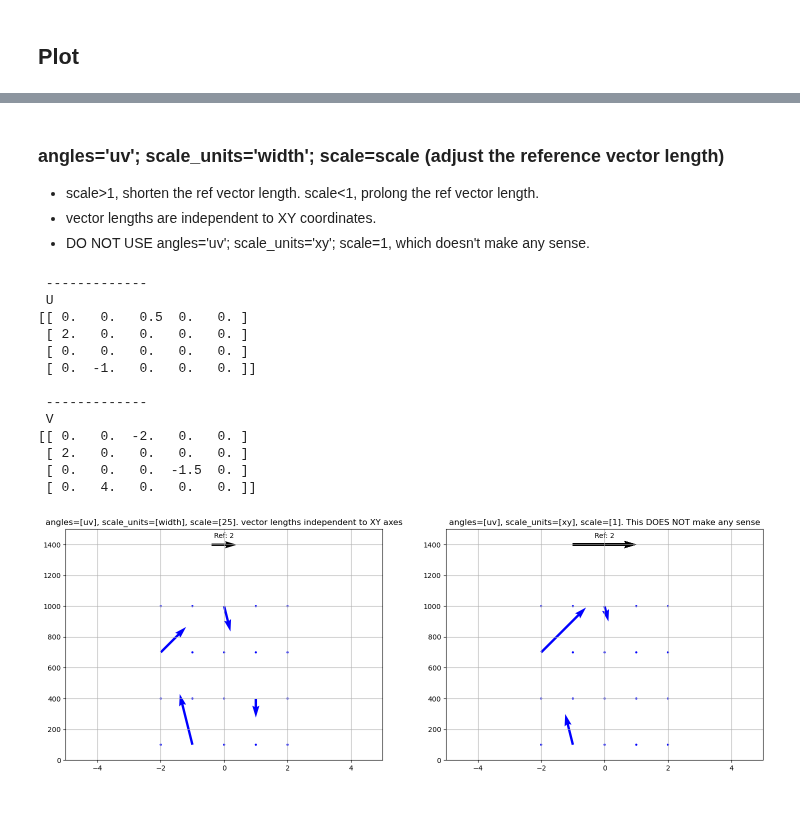
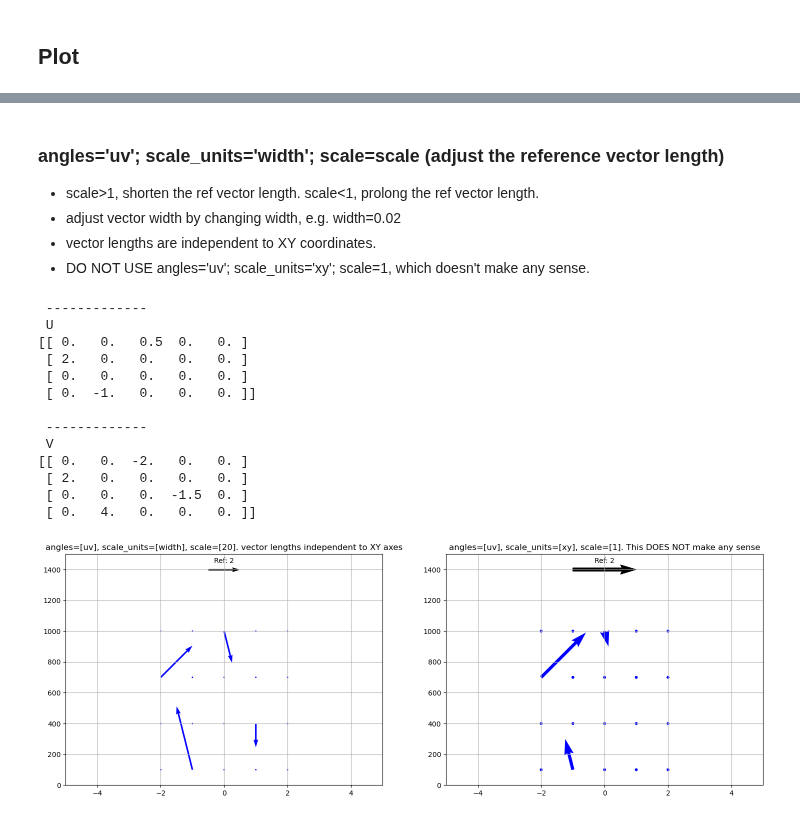
Before and after one commit to yihsuanchen/python, a Jupyter notebook: yhc_module_and_notes/notes-matplotlib_vector_2d.ipynb, the cells around one changed output, grey strips where cells are left out. Saved outputs shown, nothing was run; the diff lists cells and outputs as text; code cells hidden in the pictures.

```diff
--- a/yhc_module_and_notes/notes-matplotlib_vector_2d.ipynb
+++ b/yhc_module_and_notes/notes-matplotlib_vector_2d.ipynb
@@ -42,11 +42,11 @@ V = np.zeros_like(Y)
 def plot_vc(ax,
             X_2d, Y_2d, U_2d, V_2d, short_note,
             angles, scale_units, scale, color='b',
-            key_x = 0, key_y = 1400, key_length = 2, coordinates = 'data',
+            key_x = 0, key_y = 1400, key_length = 2, coordinates = 'data', width=0.01,
               ):
 
     #--- create a vector plot
-    plot_vc = ax.quiver(X_2d, Y_2d, U_2d, V_2d, angles=angles, scale_units=scale_units, scale=scale, color=color)
+    plot_vc = ax.quiver(X_2d, Y_2d, U_2d, V_2d, angles=angles, scale_units=scale_units, scale=scale, color=color, width=width)
 
     #--- create the reference vector symbol
     key_title = f"Ref: {key_length}"
@@ -105,6 +106,7 @@ yhc.printv(V[::-1],'V','g')
 # %% [markdown]
 ### angles='uv'; scale_units='width'; scale=scale (adjust the reference vector length)
 - scale>1, shorten the ref vector length. scale<1, prolong the ref vector length.
+- adjust vector width by changing width, e.g. width=0.02
 - vector lengths are independent to XY coordinates.
 - DO NOT USE angles='uv'; scale_units='xy'; scale=1, which doesn't make any sense.
 # %%
@@ -114,33 +116,33 @@ V = np.zeros_like(Y)
 U[2,0] = 2; U[3,2] = 0.5 ; U[1,3]=0;  U[0,1]=-1
 V[2,0] = 2; V[3,2] = -2; V[1,3]=-1.5; V[0,1]=4
 
 #--- plot
 fig, (ax1, ax2) = plt.subplots(1,2, figsize=(18, 6))   # 2 row, 1 column
 
 #--- ax1
 short_note = "vector lengths independent to XY axes"
-angles='uv'; scale_units='width'; scale=25
-plot_vc (ax1, X, Y, U, V, short_note=short_note, angles=angles, scale_units=scale_units, scale=scale)
+angles='uv'; scale_units='width'; scale=20; width=0.005
+plot_vc (ax1, X, Y, U, V, short_note=short_note, angles=angles, scale_units=scale_units, scale=scale, width=width)
 
 #--- ax2
 short_note = "This DOES NOT make any sense"
 angles='uv'; scale_units='xy'; scale=1
 plot_vc (ax2, X, Y, U, V, short_note=short_note, angles=angles, scale_units=scale_units, scale=scale)
 
 yhc.printv(U[::-1],'U','r')
 yhc.printv(V[::-1],'V','g')
 # %% [output]
  -------------
  U
 [[ 0.   0.   0.5  0.   0. ]
  [ 2.   0.   0.   0.   0. ]
  [ 0.   0.   0.   0.   0. ]
  [ 0.  -1.   0.   0.   0. ]]
 
  -------------
  V
 [[ 0.   0.  -2.   0.   0. ]
  [ 2.   0.   0.   0.   0. ]
  [ 0.   0.   0.  -1.5  0. ]
  [ 0.   4.   0.   0.   0. ]]
-[figure, old version]
+[figure, new version]
```
Also changed, not shown: parts of 2 cells of this notebook.
